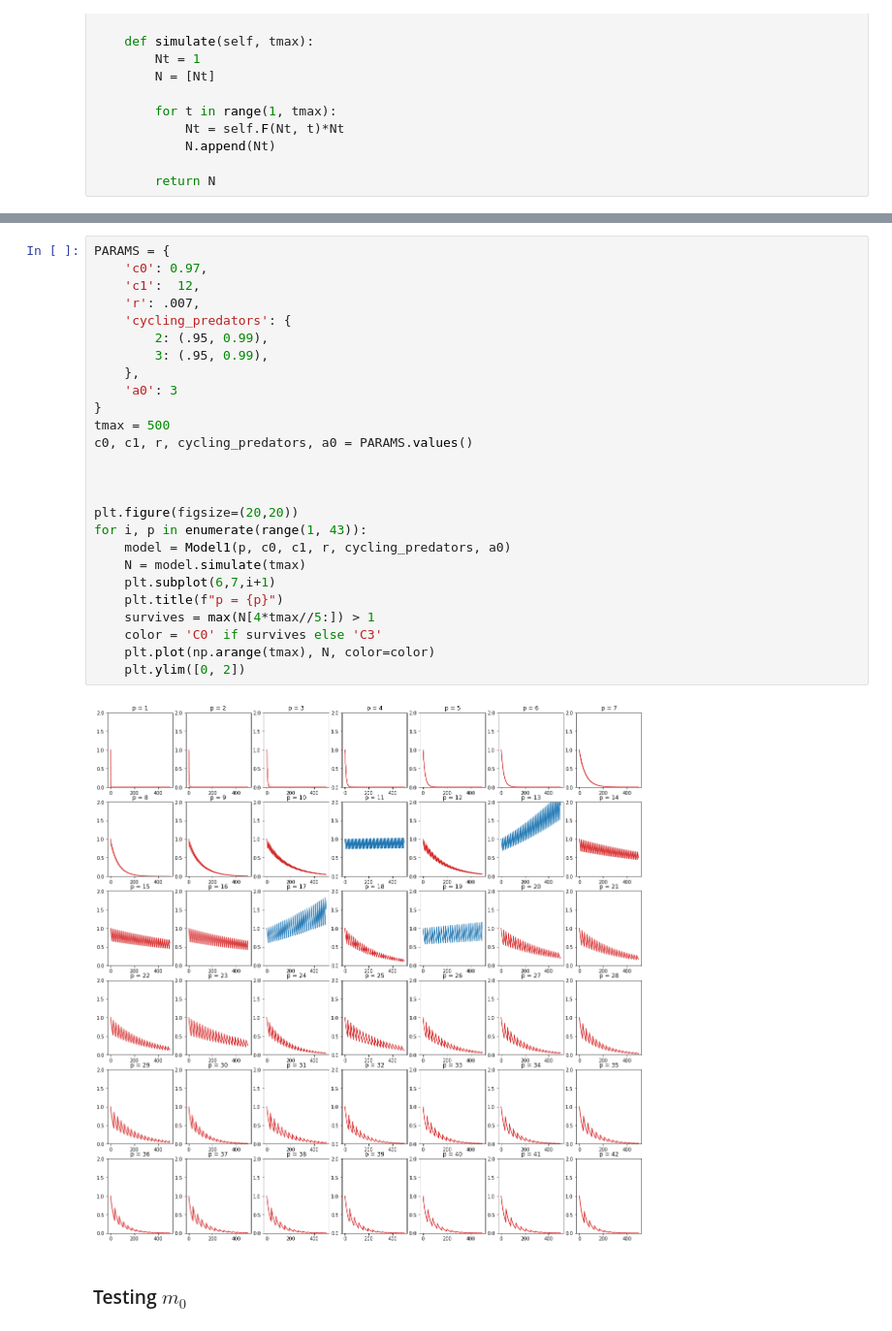
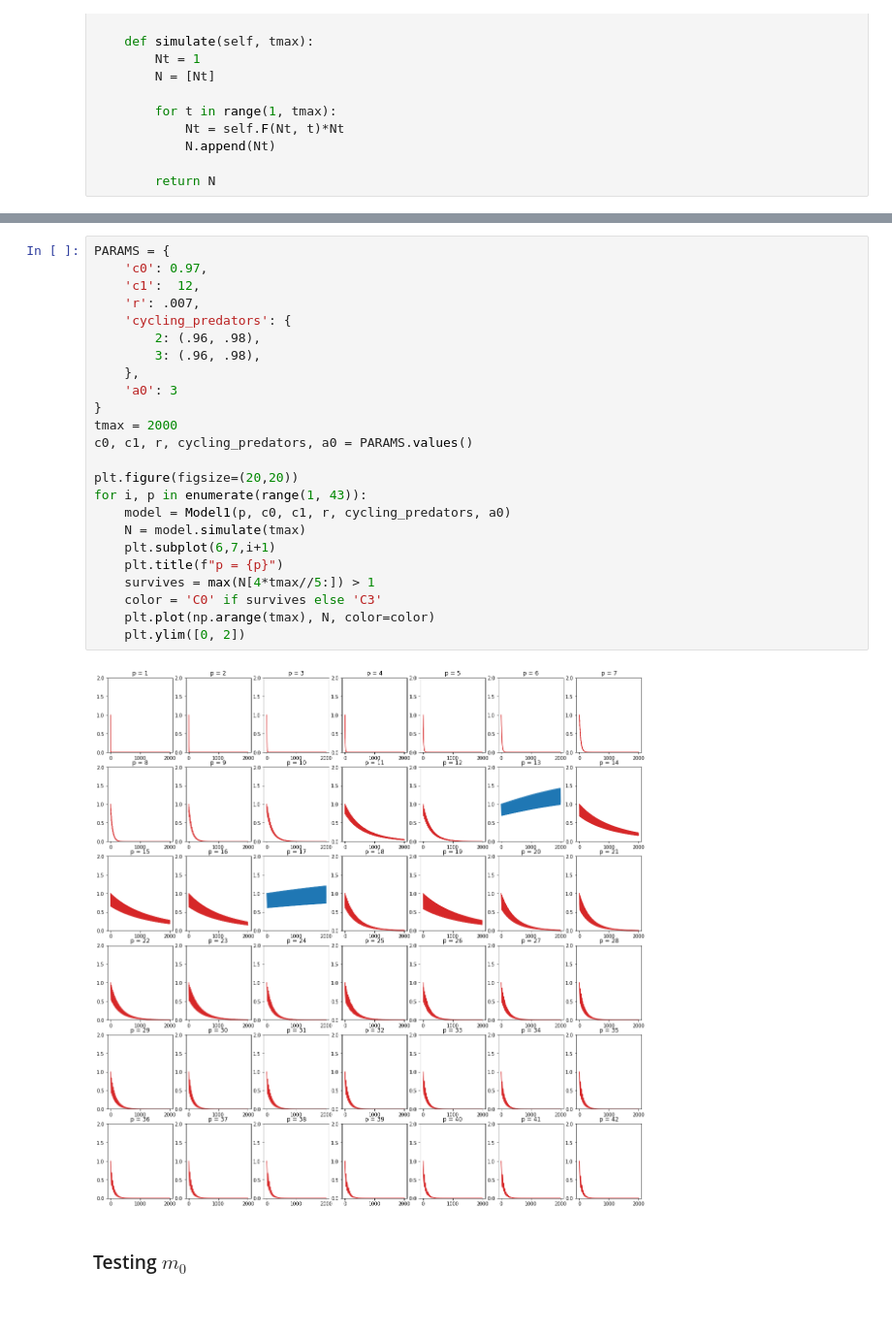
Before and after one commit to skandermoalla/MAA313, a Jupyter notebook: model1.ipynb, the cells around one changed output, grey strips where cells are left out. Shown at 97% size. Drawn from its saved outputs; the diff is of its cells as text.

```diff
--- a/model1.ipynb
+++ b/model1.ipynb
@@ -108,31 +132,29 @@ DEFAULT_PARAMS = {
 # %%
 PARAMS = {
     'c0': 0.97,
     'c1':  12,
     'r': .007,
     'cycling_predators': {
-        2: (.95, 0.99),
-        3: (.95, 0.99),
+        2: (.96, .98),
+        3: (.96, .98),
     },
     'a0': 3
 }
-tmax = 500
+tmax = 2000
 c0, c1, r, cycling_predators, a0 = PARAMS.values()
-
-
 
 plt.figure(figsize=(20,20))
 for i, p in enumerate(range(1, 43)):
     model = Model1(p, c0, c1, r, cycling_predators, a0)
     N = model.simulate(tmax)
     plt.subplot(6,7,i+1)
     plt.title(f"p = {p}")
     survives = max(N[4*tmax//5:]) > 1
     color = 'C0' if survives else 'C3'
     plt.plot(np.arange(tmax), N, color=color)
     plt.ylim([0, 2])
 # %% [output]
-[figure, old version]
+[figure, new version]
 # %% [markdown]
 ### Testing $m_0$
 # %%
```
Also changed, not shown: parts of 9 cells of this notebook.
